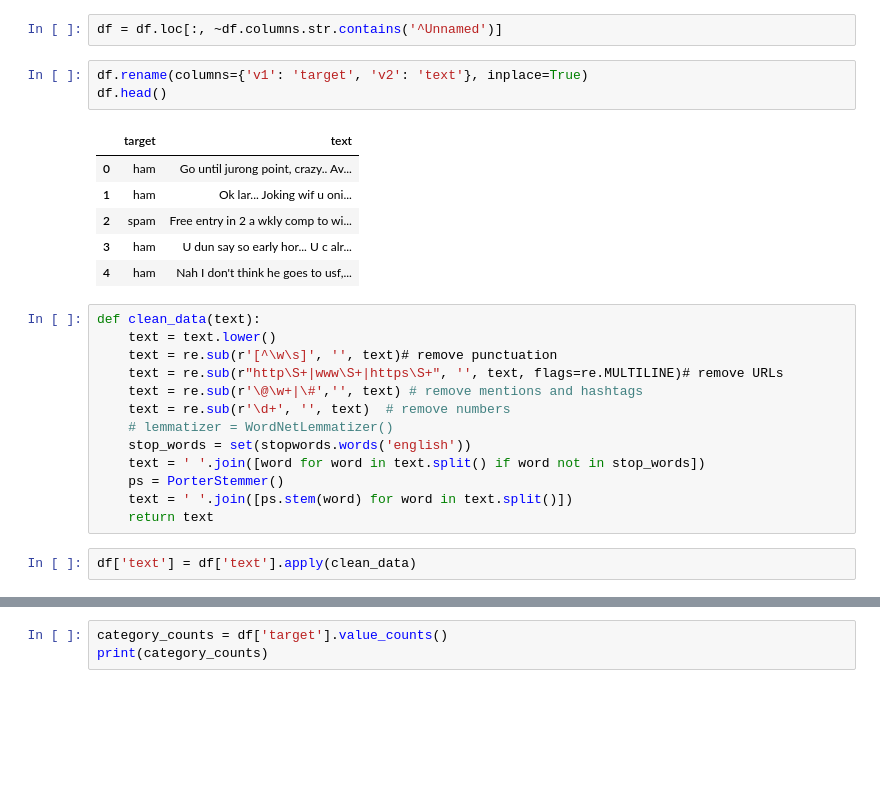
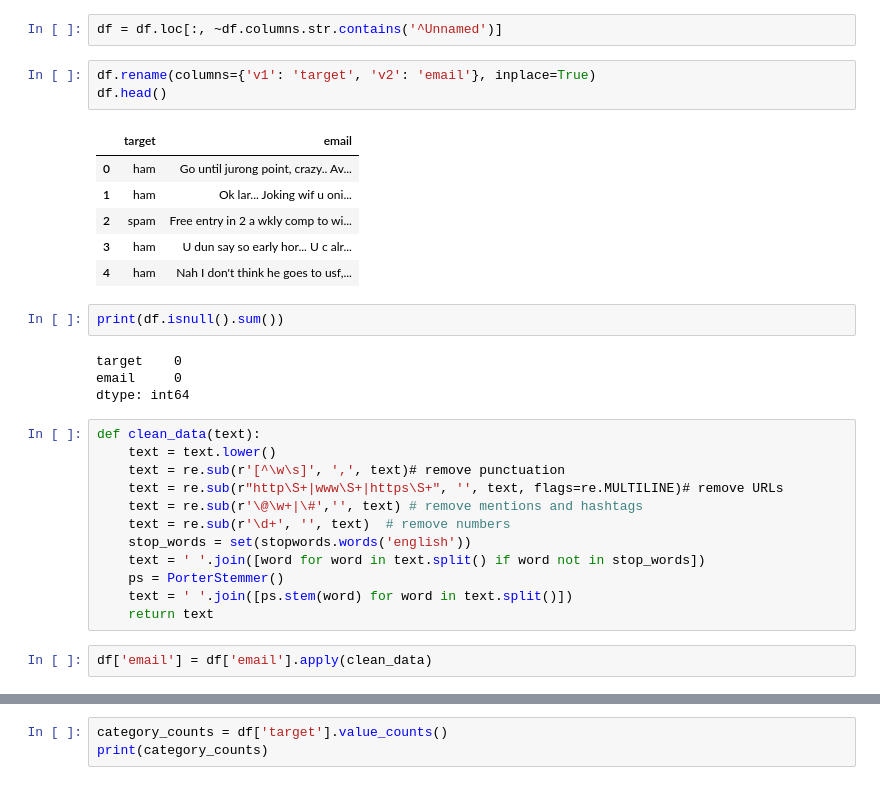
Before and after one commit to mrieden/AML_project, a Jupyter notebook: Spam_email.ipynb, the cells around one changed output, grey strips where cells are left out. Drawn from its saved outputs; the diff is of its cells as text; blank space fills up the shorter version.

```diff
--- a/Spam_email.ipynb
+++ b/Spam_email.ipynb
@@ -56,30 +56,35 @@ memory usage: 217.8+ KB
 # %%
 df = df.loc[:, ~df.columns.str.contains('^Unnamed')]
 # %%
-df.rename(columns={'v1': 'target', 'v2': 'text'}, inplace=True)
+df.rename(columns={'v1': 'target', 'v2': 'email'}, inplace=True)
 df.head()
 # %% [output]
-|  | target | text |
+|  | target | email |
 | 0 | ham | Go until jurong point, crazy.. Av... |
 | 1 | ham | Ok lar... Joking wif u oni... |
 | 2 | spam | Free entry in 2 a wkly comp to wi... |
 | 3 | ham | U dun say so early hor... U c alr... |
 | 4 | ham | Nah I don't think he goes to usf,... |
+# %%
+print(df.isnull().sum())
+# %% [output]
+target    0
+email     0
+dtype: int64
 # %%
 def clean_data(text):
     text = text.lower()
-    text = re.sub(r'[^\w\s]', '', text)# remove punctuation
+    text = re.sub(r'[^\w\s]', ',', text)# remove punctuation
     text = re.sub(r"http\S+|www\S+|https\S+", '', text, flags=re.MULTILINE)# remove URLs
     text = re.sub(r'\@\w+|\#','', text) # remove mentions and hashtags
     text = re.sub(r'\d+', '', text)  # remove numbers
-    # lemmatizer = WordNetLemmatizer()
     stop_words = set(stopwords.words('english'))
     text = ' '.join([word for word in text.split() if word not in stop_words])
     ps = PorterStemmer()
     text = ' '.join([ps.stem(word) for word in text.split()])
     return text
 # %%
-df['text'] = df['text'].apply(clean_data)
+df['email'] = df['email'].apply(clean_data)
 # %%
 df.head()
 # %% [output]
```
Also changed, not shown: parts of 20 cells of this notebook, 1 other file.
